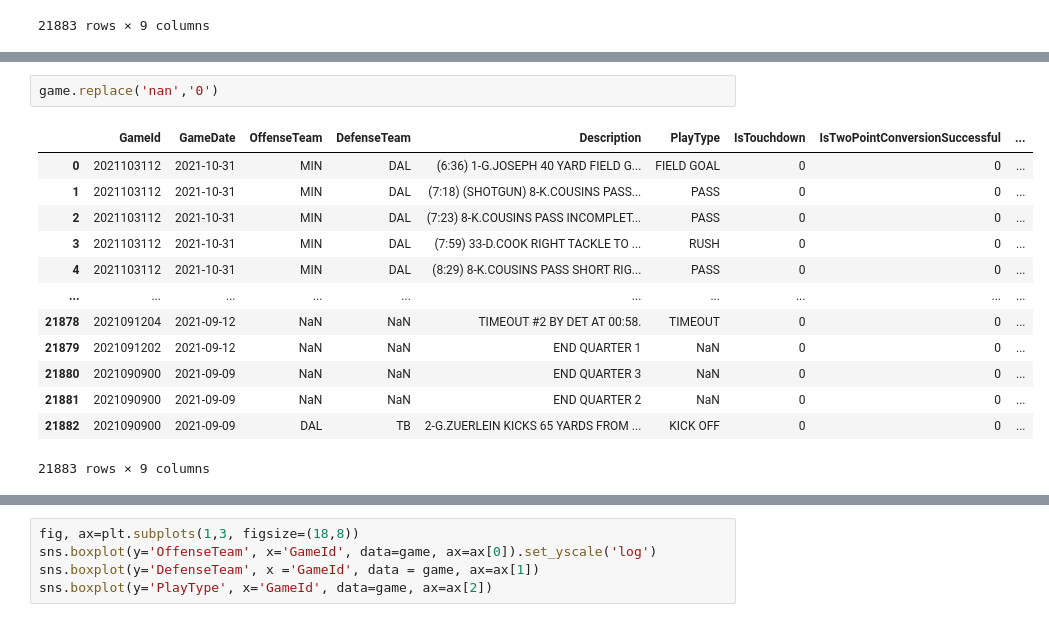
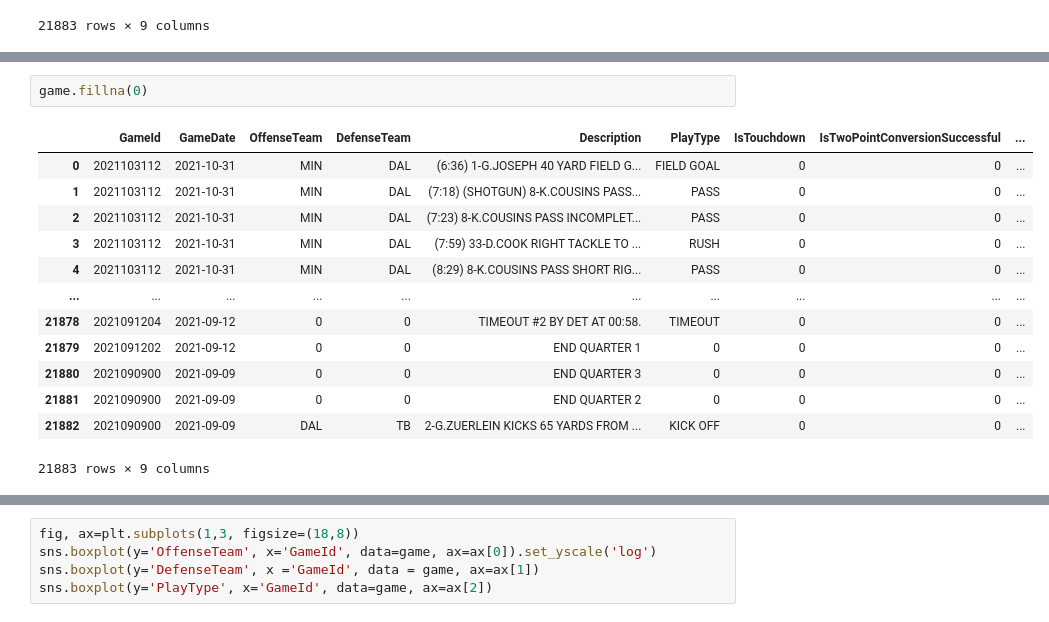
Before and after one commit to dianaquinterol/MujeresDigitales, a Jupyter notebook: ProyectoNFL.ipynb, the cells around one changed output, grey strips where cells are left out. Saved outputs shown, nothing was run; the diff lists cells and outputs as text.

```diff
--- a/ProyectoNFL.ipynb
+++ b/ProyectoNFL.ipynb
@@ -124,16 +155,16 @@ game
 # %%
-game.replace('nan','0')
+game.fillna(0)
 # %% [output]
 |  | GameId | GameDate | OffenseTeam | DefenseTeam | Description | PlayType | IsTouchdown | IsTwoPointConversionSuccessful | ... |
 | 0 | 2021103112 | 2021-10-31 | MIN | DAL | (6:36) 1-G.JOSEPH 40 YARD FIELD G... | FIELD GOAL | 0 | 0 | ... |
 | 1 | 2021103112 | 2021-10-31 | MIN | DAL | (7:18) (SHOTGUN) 8-K.COUSINS PASS... | PASS | 0 | 0 | ... |
 | 2 | 2021103112 | 2021-10-31 | MIN | DAL | (7:23) 8-K.COUSINS PASS INCOMPLET... | PASS | 0 | 0 | ... |
 | 3 | 2021103112 | 2021-10-31 | MIN | DAL | (7:59) 33-D.COOK RIGHT TACKLE TO ... | RUSH | 0 | 0 | ... |
 | 4 | 2021103112 | 2021-10-31 | MIN | DAL | (8:29) 8-K.COUSINS PASS SHORT RIG... | PASS | 0 | 0 | ... |
 | ... | ... | ... | ... | ... | ... | ... | ... | ... | ... |
-| 21878 | 2021091204 | 2021-09-12 | NaN | NaN | TIMEOUT #2 BY DET AT 00:58. | TIMEOUT | 0 | 0 | ... |
-| 21879 | 2021091202 | 2021-09-12 | NaN | NaN | END QUARTER 1 | NaN | 0 | 0 | ... |
-| 21880 | 2021090900 | 2021-09-09 | NaN | NaN | END QUARTER 3 | NaN | 0 | 0 | ... |
-| 21881 | 2021090900 | 2021-09-09 | NaN | NaN | END QUARTER 2 | NaN | 0 | 0 | ... |
+| 21878 | 2021091204 | 2021-09-12 | 0 | 0 | TIMEOUT #2 BY DET AT 00:58. | TIMEOUT | 0 | 0 | ... |
+| 21879 | 2021091202 | 2021-09-12 | 0 | 0 | END QUARTER 1 | 0 | 0 | 0 | ... |
+| 21880 | 2021090900 | 2021-09-09 | 0 | 0 | END QUARTER 3 | 0 | 0 | 0 | ... |
+| 21881 | 2021090900 | 2021-09-09 | 0 | 0 | END QUARTER 2 | 0 | 0 | 0 | ... |
 | 21882 | 2021090900 | 2021-09-09 | DAL | TB | 2-G.ZUERLEIN KICKS 65 YARDS FROM ... | KICK OFF | 0 | 0 | ... |
 21883 rows × 9 columns
```
Also changed, not shown: parts of 19 cells of this notebook.
